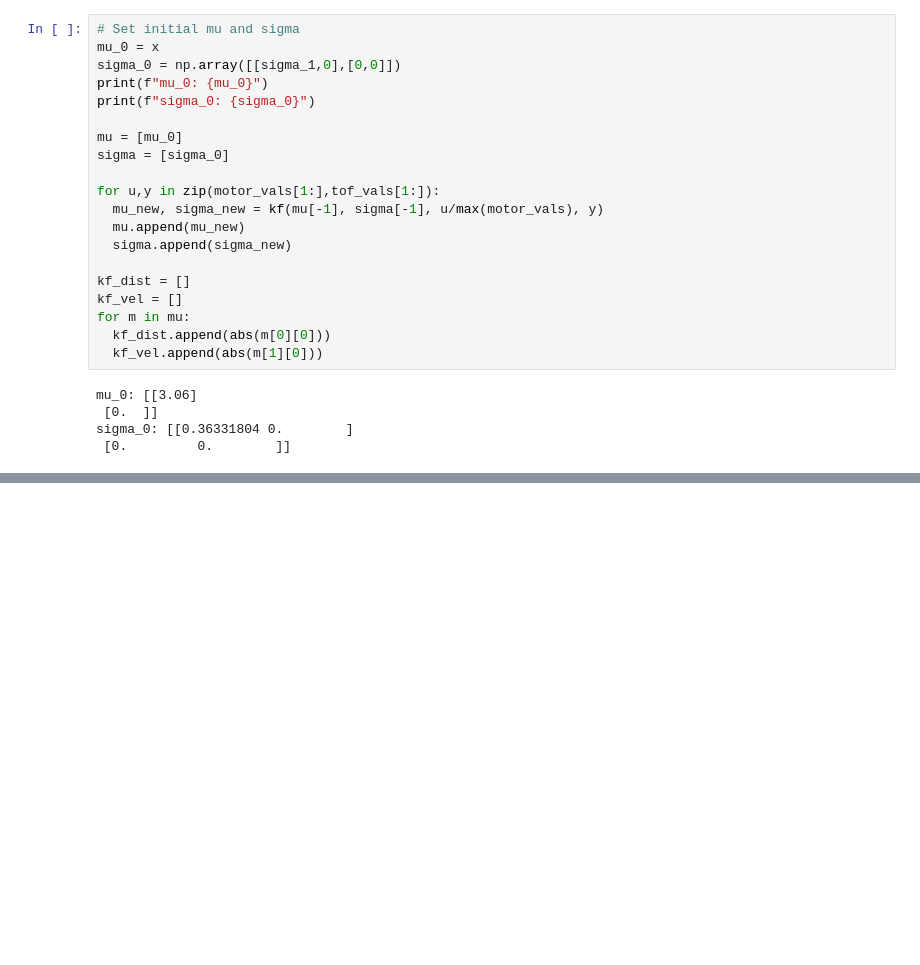
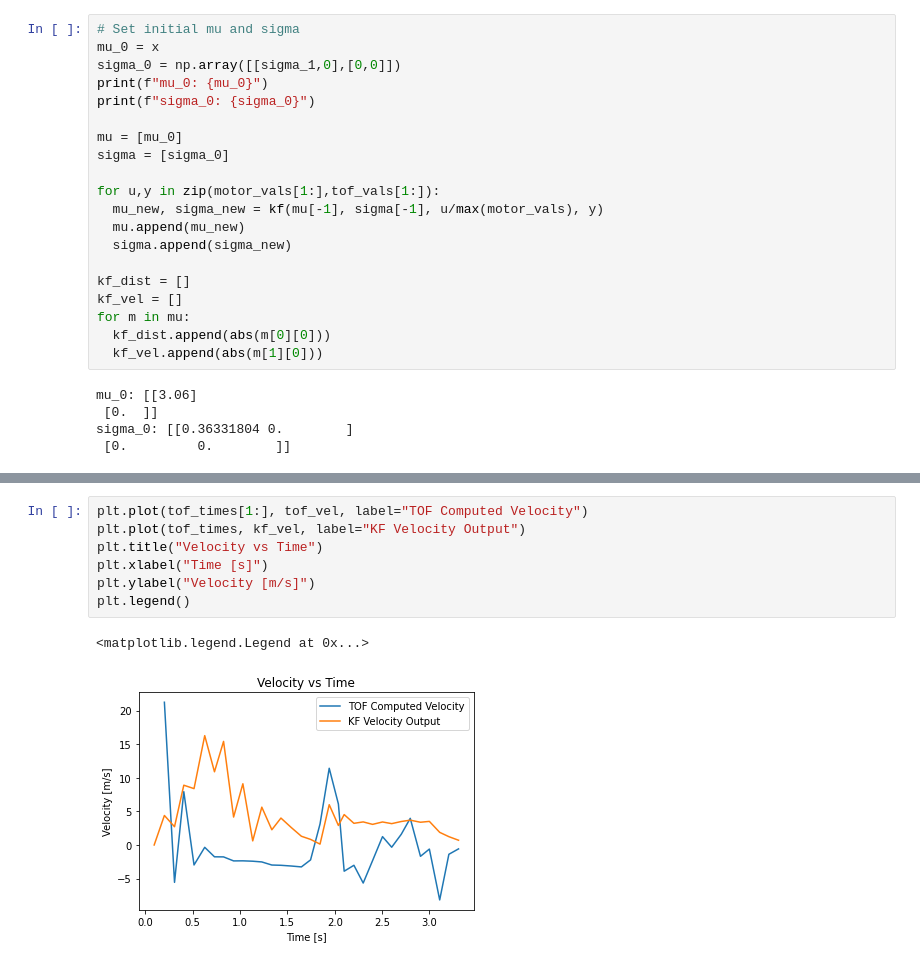
Before and after one commit to slawrence100/ece4960-fast-robots-code, a Jupyter notebook: lab07/plot_kf.ipynb, the cells around one changed output, grey strips where cells are left out. Saved outputs shown, nothing was run; the diff lists cells and outputs as text; blank space fills up the shorter version.

```diff
--- a/lab07/plot_kf.ipynb
+++ b/lab07/plot_kf.ipynb
@@ -203,0 +204,10 @@ plt.legend()
+# %%
+plt.plot(tof_times[1:], tof_vel, label="TOF Computed Velocity")
+plt.plot(tof_times, kf_vel, label="KF Velocity Output")
+plt.title("Velocity vs Time")
+plt.xlabel("Time [s]")
+plt.ylabel("Velocity [m/s]")
+plt.legend()
+# %% [output]
+<matplotlib.legend.Legend at 0x...>
+[figure, added]
```
Also changed, not shown: parts of 1 cell of this notebook, 15 other files.
